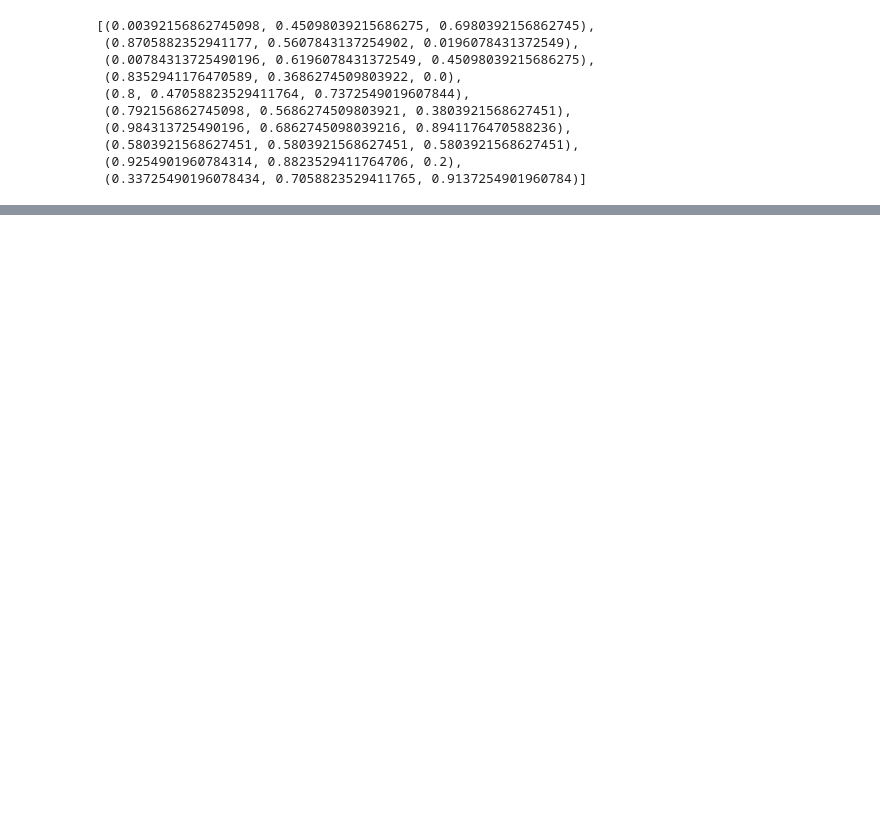
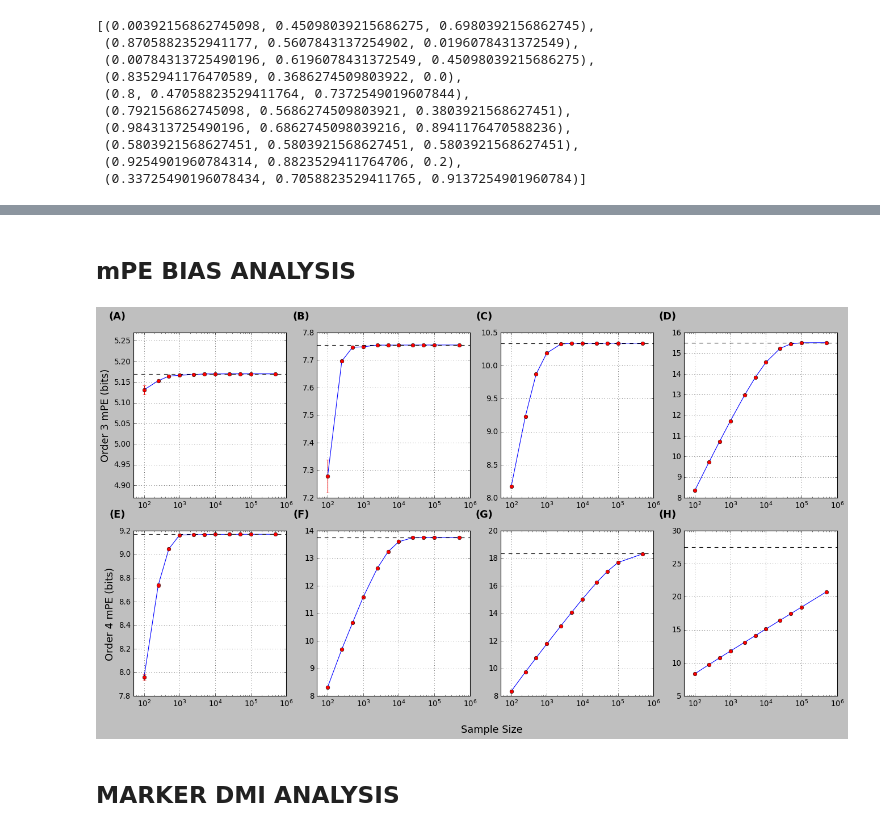
Before and after one commit to laporastrelli/Final_Year_Project, a Jupyter notebook: entropy_analysis/eval.ipynb, the cells around one changed output, grey strips where cells are left out. Drawn from its saved outputs; the diff is of its cells as text; code cells hidden in the pictures; blank space fills up the shorter version.

```diff
--- a/entropy_analysis/eval.ipynb
+++ b/entropy_analysis/eval.ipynb
@@ -113,0 +267,54 @@ else:
+# %% [markdown]
+## mPE BIAS ANALYSIS
+# %%
+bias_data = np.load('/rds/general/user/lr4617/home/4th_Year_Project/Final_Report/control_analysis/bias_reduction_data.npy')
+
+fig, axs = plt.subplots(2, 4, figsize=(20, 10))
+
+labels = ['(A)', '(B)', '(C)', '(D)', '(E)', '(F)', '(G)', '(H)']
+sizes = [100, 250, 500, 1000, 2500, 5000, 10000, 25000, 50000, 100000, 500000]
+n_PCs = [2,3,4,6]
+
+# convergence analysis over 20 trials
+for j in range(bias_data.shape[2]):
+    cnt = j
+    if j <=3:
+        order = 3
+        i = 0
+        H_bound = np.log2(mt.factorial(order)**n_PCs[j])
+    else:
+        order = 4
+        j = j - 4
+        i = 1
+        H_bound = np.log2(mt.factorial(order)**n_PCs[j])
+
+    sample_H = bias_data[:, :, cnt]
+    axs[i, j].plot(sizes, np.mean(sample_H, axis=0))
+    axs[i, j].errorbar(sizes, np.mean(sample_H, axis=0), yerr=np.var(sample_H, axis=0), fmt="o", color="r")
+    axs[i, j].axhline(y=H_bound, color="black", linestyle="--")
+    if j == 0:
+        axs[i, j].set_ylabel('Order ' + str(order) + ' mPE (bits)', fontsize=16)
+    else:
+        axs[i, j].set_ylabel('')
+
+    axs[i, j].set_xscale("log")
+    axs[i, j].set_xlim([50, 1e06])
+
+    x_min, x_max, y_min, y_max = axs[i, j].axis()
+    if y_max - y_min < 0.3:
+        axs[i][j].set_ylim([H_bound - 0.3,  + H_bound + 0.1])
+    axs[i, j].grid(True, which="major")
+    axs[i, j].text(-0.05, 1.13, labels[cnt], transform=axs[i, j].transAxes, fontsize=16, fontweight='bold', va='top', ha='right')
+
+
+    cnt += 1
+
+fig.text(0.52, 0.02, 'Sample Size', fontsize=16, ha='center')
+fig.show()
+name_out = 'bias_reduction_2'
+path_out = '/rds/general/user/lr4617/home/4th_Year_Project/Final_Report/control_analysis/'
+plt.savefig(path_out +  name_out  + ".eps")
+# %% [output]
+[figure, added]
+# %% [markdown]
+## MARKER DMI ANALYSIS
```
Also changed, not shown: parts of 9 cells of this notebook, 14 other files.
